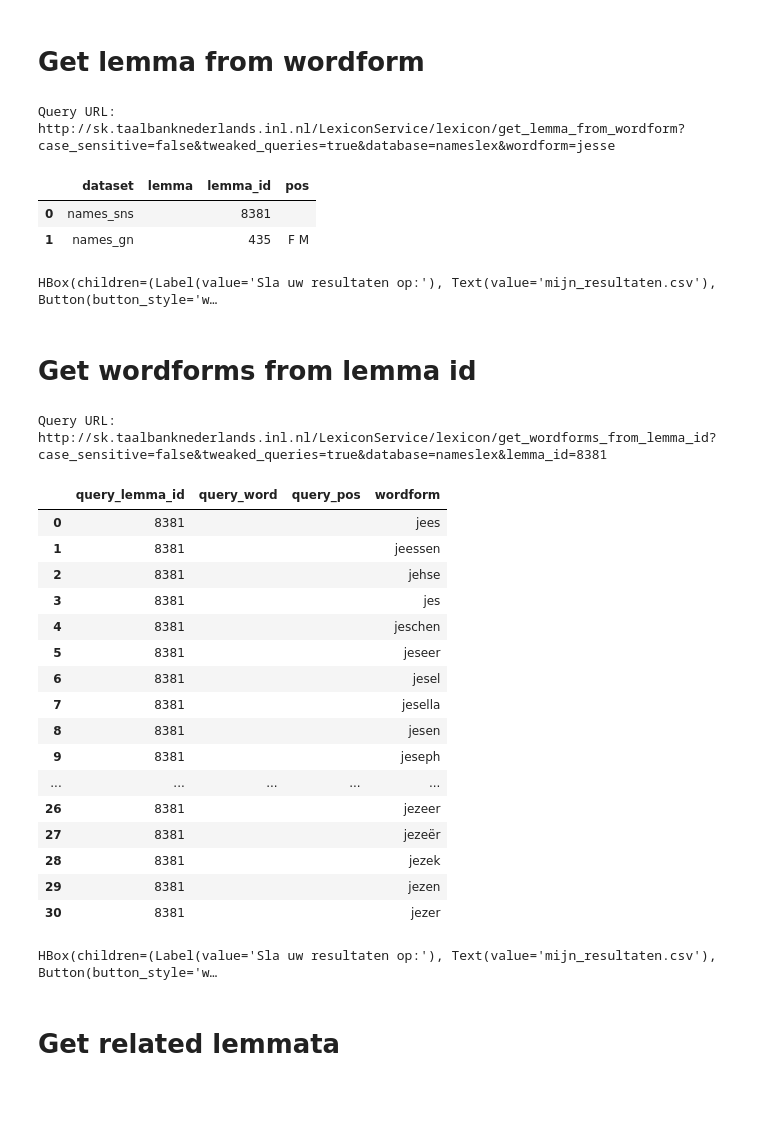
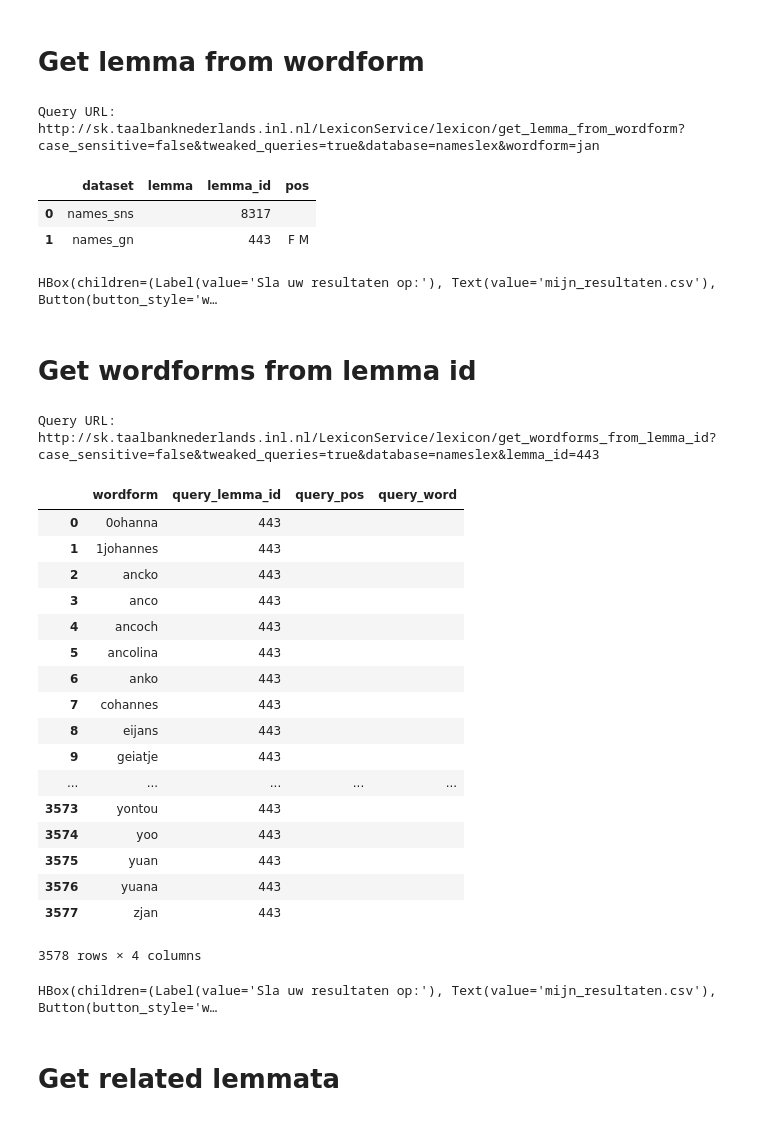
Before and after one commit to INL/chaining-search, a Jupyter notebook: namesSandbox.ipynb, the cells around one changed output. Drawn from its saved outputs; the diff is of its cells as text; code cells hidden in the pictures.

```diff
--- a/namesSandbox.ipynb
+++ b/namesSandbox.ipynb
@@ -93,45 +93,46 @@ HBox(children=(Label(value='Sla uw resultaten op:'), Text(value='mijn_resultaten
 # %% [markdown]
 # Get lemma from wordform
 # %%
-search_word='jesse'
+search_word='jan'
 
 df_lexicon  = create_lexicon(lexicon_name).query_type('get_lemma_from_wordform').word(search_word).search().kwic()
 
 display_df(df_lexicon)
 # %% [output]
-Query URL: http://sk.taalbanknederlands.inl.nl/LexiconService/lexicon/get_lemma_from_wordform?case_sensitive=false&tweaked_queries=true&database=nameslex&wordform=jesse
+Query URL: http://sk.taalbanknederlands.inl.nl/LexiconService/lexicon/get_lemma_from_wordform?case_sensitive=false&tweaked_queries=true&database=nameslex&wordform=jan
 |  | dataset | lemma | lemma_id | pos |
-| 0 | names_sns |  | 8381 |  |
-| 1 | names_gn |  | 435 | F M |
+| 0 | names_sns |  | 8317 |  |
+| 1 | names_gn |  | 443 | F M |
 HBox(children=(Label(value='Sla uw resultaten op:'), Text(value='mijn_resultaten.csv'), Button(button_style='w…
 # %% [markdown]
 # Get wordforms from lemma id
 # %%
-lex = create_lexicon(lexicon_name).query_type('get_wordforms_from_lemma_id').lemma_id('8381').search()
+lex = create_lexicon(lexicon_name).query_type('get_wordforms_from_lemma_id').lemma_id('443').search()
 
 df_lexicon = lex.kwic()
 
 display_df(df_lexicon)
 # %% [output]
-Query URL: http://sk.taalbanknederlands.inl.nl/LexiconService/lexicon/get_wordforms_from_lemma_id?case_sensitive=false&tweaked_queries=true&database=nameslex&lemma_id=8381
+Query URL: http://sk.taalbanknederlands.inl.nl/LexiconService/lexicon/get_wordforms_from_lemma_id?case_sensitive=false&tweaked_queries=true&database=nameslex&lemma_id=443
-|  | query_lemma_id | query_word | query_pos | wordform |
-| 0 | 8381 |  |  | jees |
-| 1 | 8381 |  |  | jeessen |
-| 2 | 8381 |  |  | jehse |
-| 3 | 8381 |  |  | jes |
-| 4 | 8381 |  |  | jeschen |
-| 5 | 8381 |  |  | jeseer |
-| 6 | 8381 |  |  | jesel |
-| 7 | 8381 |  |  | jesella |
-| 8 | 8381 |  |  | jesen |
-| 9 | 8381 |  |  | jeseph |
+|  | wordform | query_lemma_id | query_pos | query_word |
+| 0 | 0ohanna | 443 |  |  |
+| 1 | 1johannes | 443 |  |  |
+| 2 | ancko | 443 |  |  |
+| 3 | anco | 443 |  |  |
+| 4 | ancoch | 443 |  |  |
+| 5 | ancolina | 443 |  |  |
+| 6 | anko | 443 |  |  |
+| 7 | cohannes | 443 |  |  |
+| 8 | eijans | 443 |  |  |
+| 9 | geiatje | 443 |  |  |
 | ... | ... | ... | ... | ... |
-| 26 | 8381 |  |  | jezeer |
-| 27 | 8381 |  |  | jezeër |
-| 28 | 8381 |  |  | jezek |
-| 29 | 8381 |  |  | jezen |
-| 30 | 8381 |  |  | jezer |
+| 3573 | yontou | 443 |  |  |
+| 3574 | yoo | 443 |  |  |
+| 3575 | yuan | 443 |  |  |
+| 3576 | yuana | 443 |  |  |
+| 3577 | zjan | 443 |  |  |
-HBox(children=(Label(value='Sla uw resultaten op:'), Text(value='mijn_resultaten.csv'), Button(button_style='w…
+3578 rows × 4 columns
+HBox(children=(Label(value='Sla uw resultaten op:'), Text(value='mijn_resultaten.csv'), Button(button_style='w…
 # %% [markdown]
 # Get related lemmata
 # %%
```
Also changed, not shown: parts of 4 cells of this notebook.
